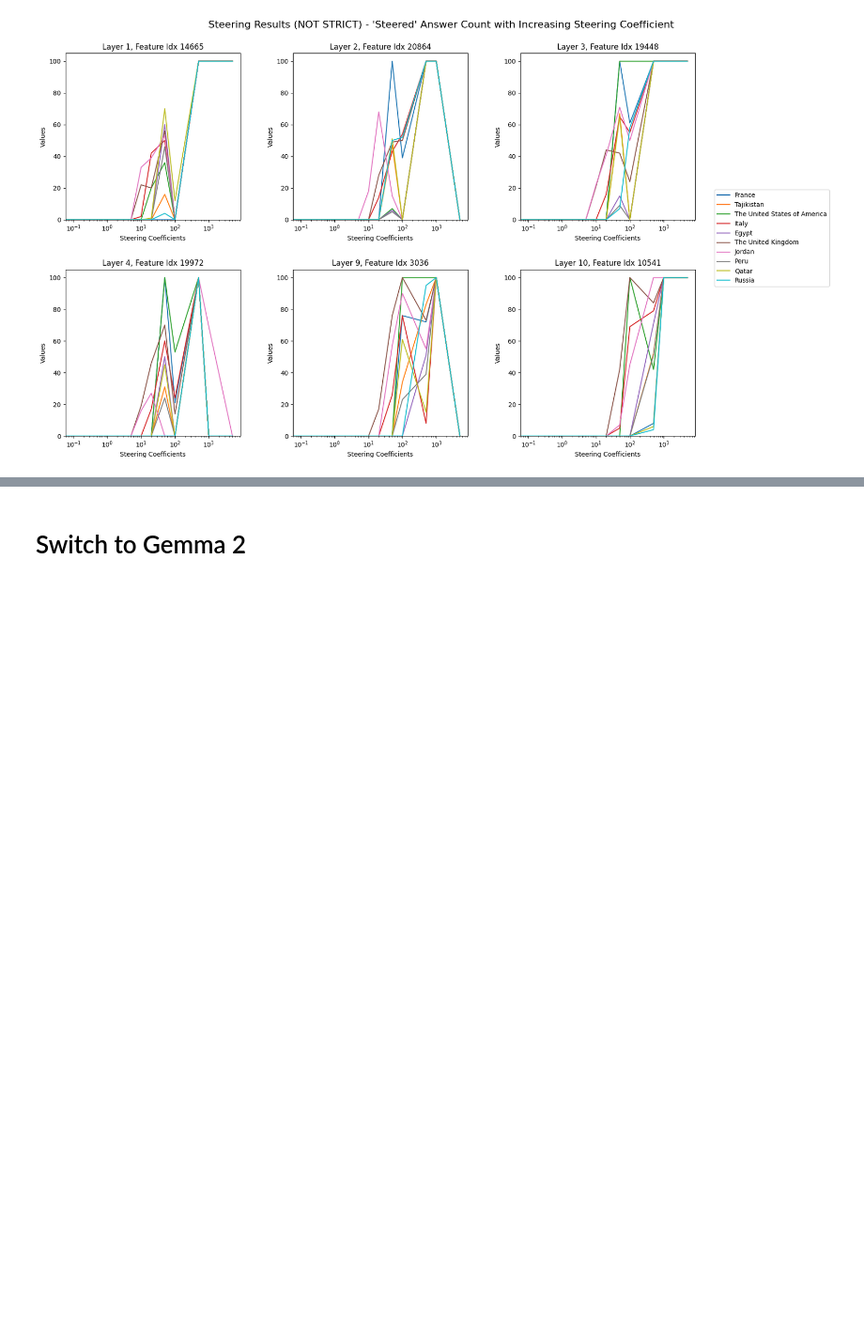
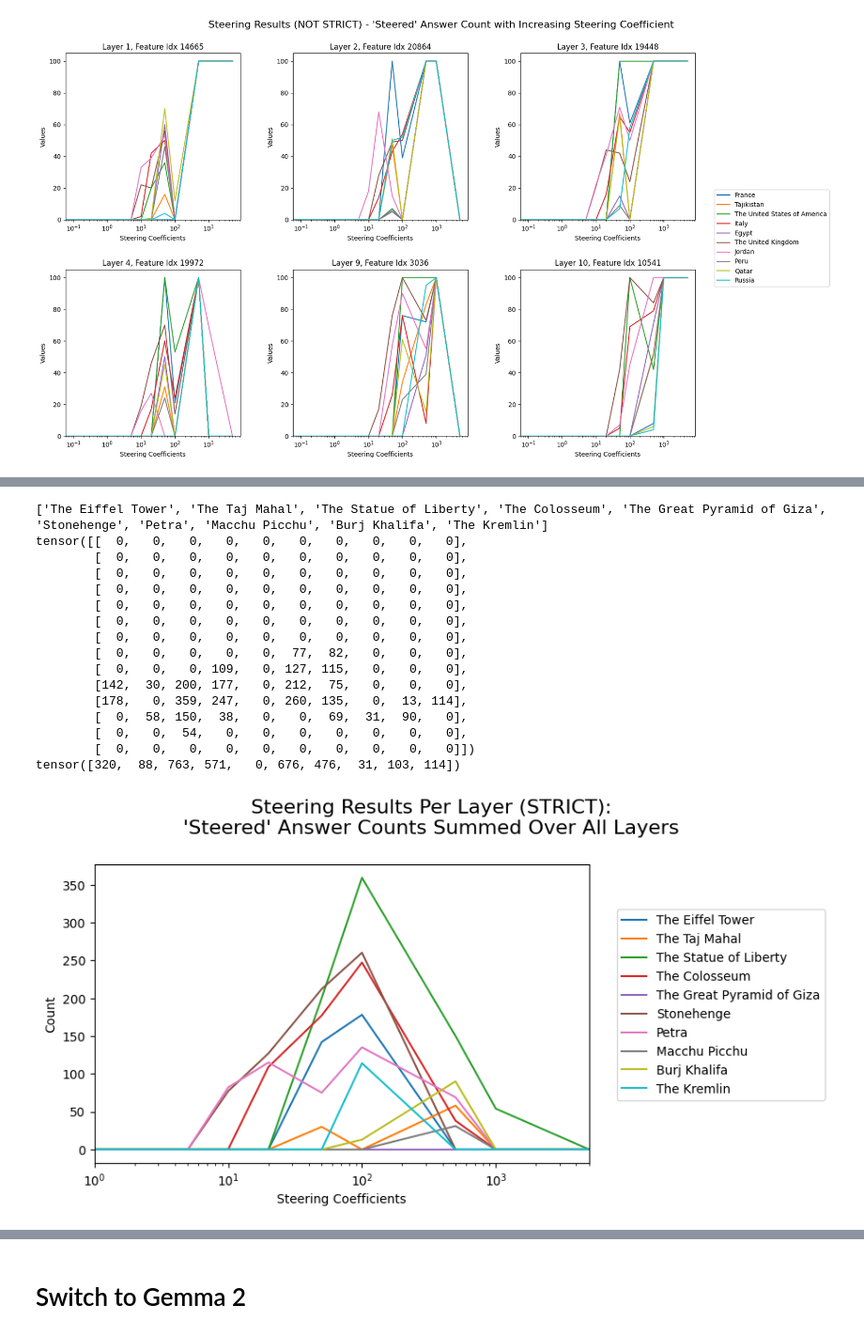
Before and after one commit to Matthew-Jennings/mats-winter-2024, a Jupyter notebook: application/application.ipynb, the cells around one changed output, grey strips where cells are left out. Shown at 94% size. Cells and saved outputs as stored; diff of their text form; code cells hidden in the pictures; blank space fills up the shorter version.

```diff
--- a/application/application.ipynb
+++ b/application/application.ipynb
@@ -1129,0 +1222,49 @@ torch.Size([6, 14, 10])
+# %%
+landmarks = [pair[0] for pair in landmark_country_pairs]
+print(landmarks)
+
+# Strict steering results by across all layers.
+steering_counts_summed_over_layers_strict = steering_counts_all_strict.sum(
+    dim=0
+)  # shape (coeffs, landmarks)
+print(steering_counts_summed_over_layers_strict)
+
+# Strict steering results by across all layers and coeffs.
+steering_counts_summed_over_layers_coeffs_strict = (
+    steering_counts_summed_over_layers_strict.sum(dim=0)
+)  # shape (landmarks)
+print(steering_counts_summed_over_layers_coeffs_strict)
+
+create_sum_plot(
+    summed_counts=steering_counts_summed_over_layers_strict.T,
+    steering_coeffs=coeffs,
+    labels=landmarks,
+    suptitle="Steering Results Per Layer (STRICT):\n'Steered' Answer Counts Summed Over All Layers",
+)
+
+create_bar_plot(
+    steering_counts_summed_over_layers_coeffs_strict,
+    landmarks,
+    "Steering Results (STRICT):\n'Steered' Answer Counts Summed Over All Layers, and Coeffs",
+    "Landmark",
+    "Count",
+    rotation=90,
+)
+# %% [output]
+['The Eiffel Tower', 'The Taj Mahal', 'The Statue of Liberty', 'The Colosseum', 'The Great Pyramid of Giza', 'Stonehenge', 'Petra', 'Macchu Picchu', 'Burj Khalifa', 'The Kremlin']
+tensor([[  0,   0,   0,   0,   0,   0,   0,   0,   0,   0],
+        [  0,   0,   0,   0,   0,   0,   0,   0,   0,   0],
+        [  0,   0,   0,   0,   0,   0,   0,   0,   0,   0],
+        [  0,   0,   0,   0,   0,   0,   0,   0,   0,   0],
+        [  0,   0,   0,   0,   0,   0,   0,   0,   0,   0],
+        [  0,   0,   0,   0,   0,   0,   0,   0,   0,   0],
+        [  0,   0,   0,   0,   0,   0,   0,   0,   0,   0],
+        [  0,   0,   0,   0,   0,  77,  82,   0,   0,   0],
+        [  0,   0,   0, 109,   0, 127, 115,   0,   0,   0],
+        [142,  30, 200, 177,   0, 212,  75,   0,   0,   0],
+        [178,   0, 359, 247,   0, 260, 135,   0,  13, 114],
+        [  0,  58, 150,  38,   0,   0,  69,  31,  90,   0],
+        [  0,   0,  54,   0,   0,   0,   0,   0,   0,   0],
+        [  0,   0,   0,   0,   0,   0,   0,   0,   0,   0]])
+tensor([320,  88, 763, 571,   0, 676, 476,  31, 103, 114])
+[figure, added]
```
Also changed, not shown: parts of 4 cells of this notebook.
